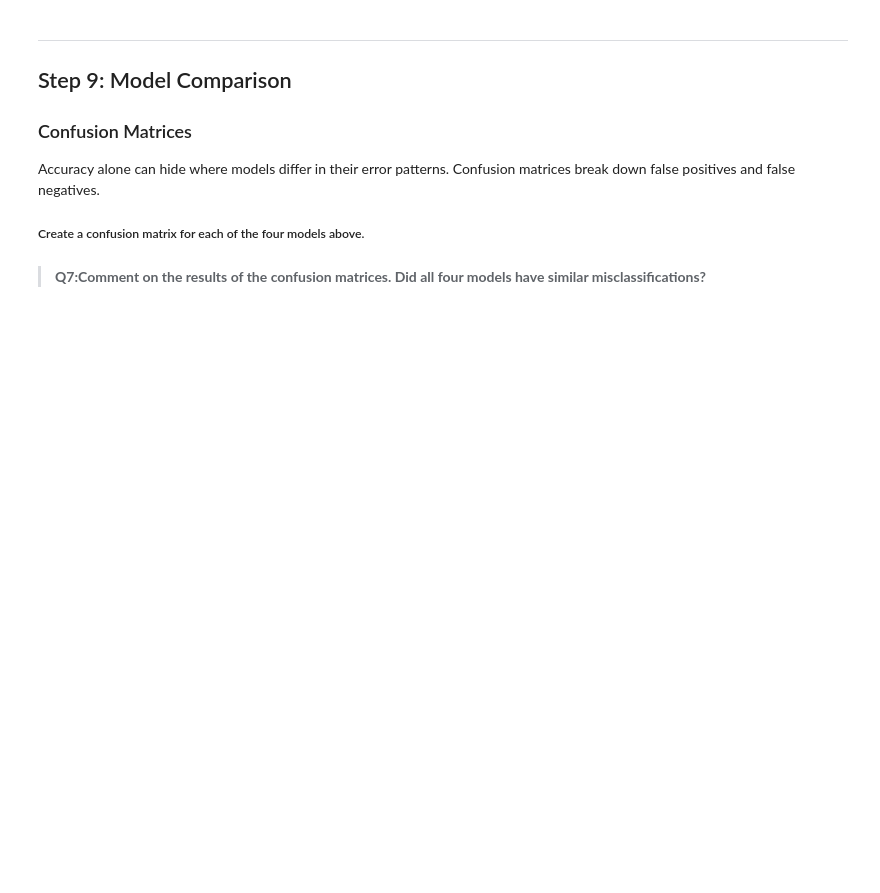
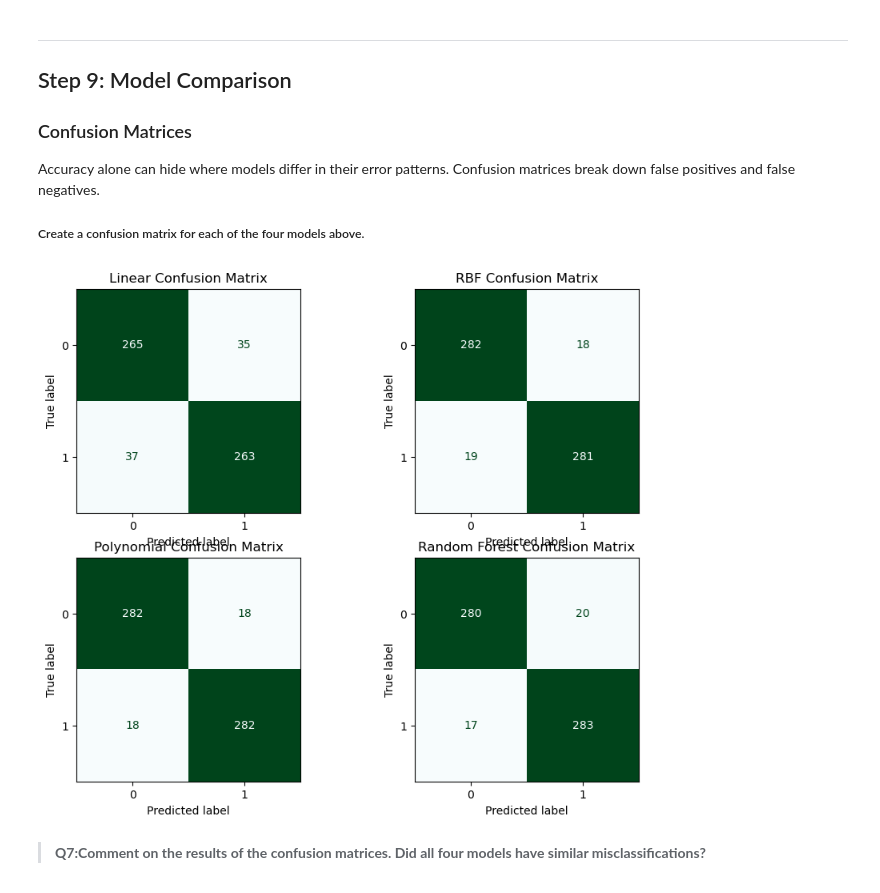
Before and after one commit to sofiasarak/eds232-labs, a Jupyter notebook: lab8.ipynb, the cells around one changed output. Saved outputs shown, nothing was run; the diff lists cells and outputs as text; code cells hidden in the pictures; blank space fills up the shorter version.

```diff
--- a/lab8.ipynb
+++ b/lab8.ipynb
@@ -367,6 +406,60 @@ best_linear = grid_linear.best_params_[1]
 Accuracy alone can hide where models differ in their error patterns. Confusion matrices break down false positives and false negatives.
 
 ##### Create a confusion matrix for each of the four models above.
+# %%
+fig, axes = plt.subplots(nrows=2, ncols=2, figsize=(10, 8))
+
+## LINEAR
+# Calculate confusiong matrix using test and predicted data
+cm_linear = confusion_matrix(y_test, grid_linear.predict(X_test_scaled))
+
+# Save cm display with labels
+disp = ConfusionMatrixDisplay(cm_linear,
+                       display_labels = ['0', '1'])
+
+# Plot
+disp.plot(ax = axes[0,0], colorbar = False, cmap = 'BuGn')
+axes[0,0].set_title("Linear Confusion Matrix")
+
+## RBF
+# Calculate confusion matrix using test and predicted data
+cm_rbf = confusion_matrix(y_test, grid_rbf.predict(X_test_scaled))
+
+# Save cm display with labels
+disp = ConfusionMatrixDisplay(cm_rbf,
+                       display_labels = ['0', '1'])
+
+# Plot
+disp.plot(ax = axes[0,1], colorbar = False, cmap = 'BuGn')
+axes[0,1].set_title("RBF Confusion Matrix")
+
+## POLYNOMIAL
+# Calculate confusion matrix using test and predicted data
+cm_poly = confusion_matrix(y_test, grid_poly.predict(X_test_scaled))
+
+# Save cm display with labels
+disp = ConfusionMatrixDisplay(cm_poly,
+                       display_labels = ['0', '1'])
+
+# Plot
+disp.plot(ax = axes[1,0], colorbar = False, cmap = 'BuGn')
+axes[1, 0].set_title("Polynomial Confusion Matrix")
+
+## RANDOM FOREST
+# Calculate confusion matrix using test and predicted data
+cm_rf = confusion_matrix(y_test, grid_rf.predict(X_test_scaled))
+
+# Save cm display with labels
+disp = ConfusionMatrixDisplay(cm_rf,
+                       display_labels = ['0', '1'])
+
+# Plot
+disp.plot(ax = axes[1,1], colorbar = False, cmap = 'BuGn')
+axes[1,1].set_title("Random Forest Confusion Matrix")
+
+plt.show()
+# %% [output]
+[figure, added]
 # %% [markdown]
 >**Q7:Comment on the results of the confusion matrices. Did all four models have similar misclassifications?**
 # %% [markdown]
```
Also changed, not shown: parts of 15 cells of this notebook.
